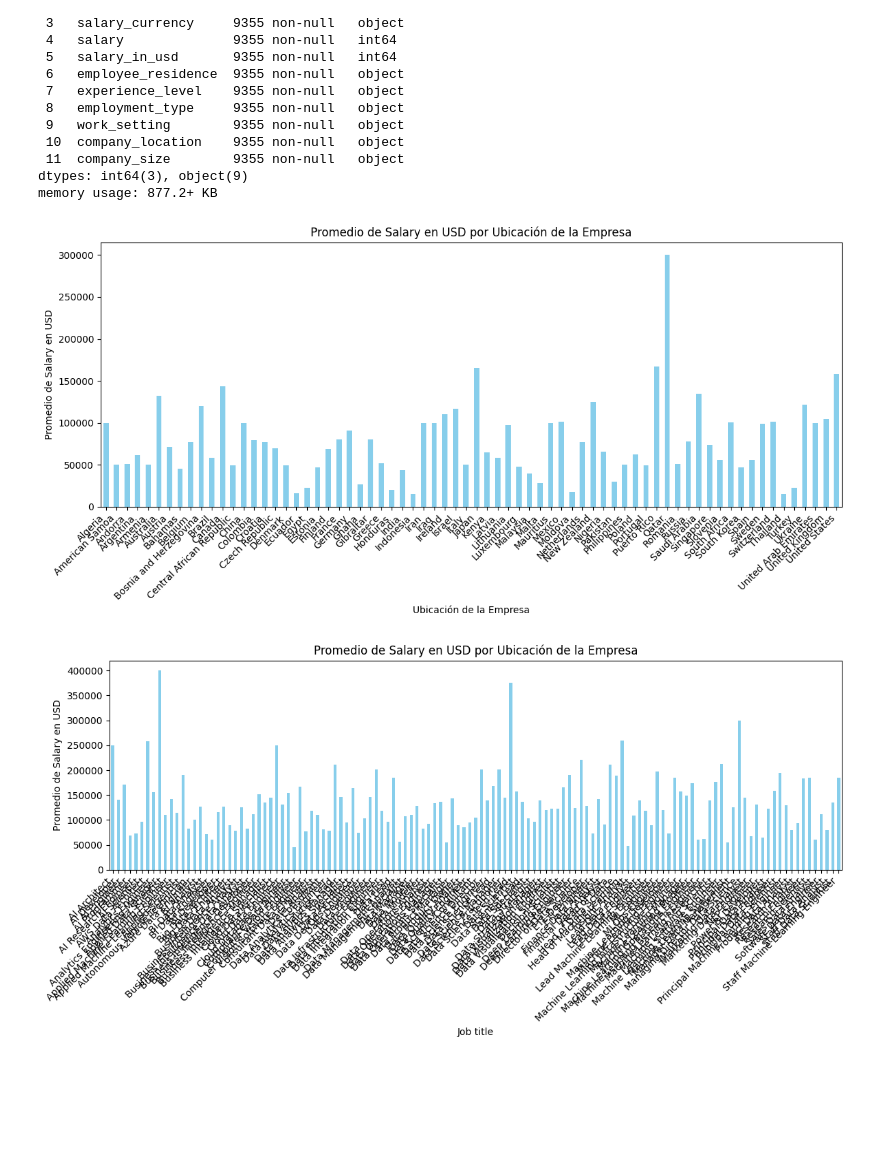
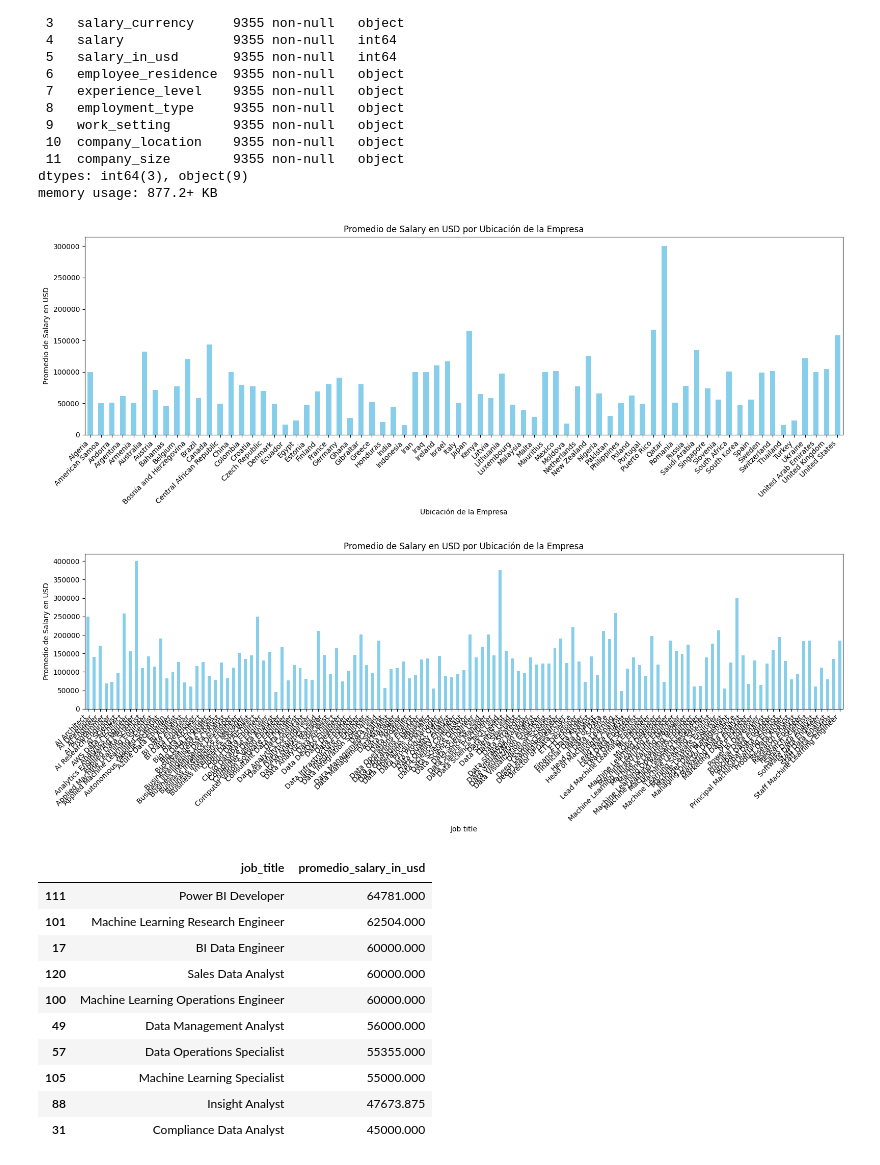
Before and after one commit to tomuzca/DataJobs, a Jupyter notebook: Untitled-1.ipynb, the cells around one changed output. Cells and saved outputs as stored; diff of their text form; code cells hidden in the pictures; blank space fills up the shorter version.

```diff
--- a/Untitled-1.ipynb
+++ b/Untitled-1.ipynb
@@ -62,38 +62,62 @@ memory usage: 877.2+ KB
 # %%
 import pandas as pd
 import matplotlib.pyplot as plt
 
-# Supongamos que ya tienes un DataFrame llamado 'dataframe' con las columnas 'salary_in_usd' y 'company_location'
 
-# Agrupa por la ubicación de la empresa y calcula el promedio del salario para cada ubicación
 promedio_salario_por_ubicacion = df.groupby('company_location')['salary_in_usd'].mean()
 
-# Crea un gráfico de barras para visualizar el promedio de salario por ubicación
-plt.figure(figsize=(12, 6))
+
+plt.figure(figsize=(16, 6))
 promedio_salario_por_ubicacion.plot(kind='bar', color='skyblue')
 plt.title('Promedio de Salary en USD por Ubicación de la Empresa')
 plt.xlabel('Ubicación de la Empresa')
 plt.ylabel('Promedio de Salary en USD')
-plt.xticks(rotation=45, ha='right')  # Rotar las etiquetas del eje x para mayor legibilidad
+plt.xticks(rotation=45, ha='right')
 plt.tight_layout()
 
-# Muestra el gráfico
+
 plt.show()
 # %% [output]
-[figure, old version]
+[figure, new version]
 # %%
 promedio_salario_por_ubicacion = df.groupby('job_title')['salary_in_usd'].mean()
 
-# Crea un gráfico de barras para visualizar el promedio de salario por ubicación
-plt.figure(figsize=(12, 6))
+
+plt.figure(figsize=(16, 6))
 promedio_salario_por_ubicacion.plot(kind='bar', color='skyblue')
 plt.title('Promedio de Salary en USD por Ubicación de la Empresa')
 plt.xlabel('Job title')
 plt.ylabel('Promedio de Salary en USD')
-plt.xticks(rotation=45, ha='right')  # Rotar las etiquetas del eje x para mayor legibilidad
+plt.xticks(rotation=45, ha='right')
 plt.tight_layout()
 
-# Muestra el gráfico
+
 plt.show()
 # %% [output]
-[figure, old version]
+[figure, new version]
+# %%
+import pandas as pd
+
+
+promedio_salario_por_job_title = df.groupby('job_title')['salary_in_usd'].mean()
+
+
+df_promedio_salario = pd.DataFrame({'job_title': promedio_salario_por_job_title.index, 'promedio_salary_in_usd': promedio_salario_por_job_title.values})
+
+
+df_promedio_salario_ordenado = df_promedio_salario.sort_values(by='promedio_salary_in_usd', ascending=False)
+
+
+df_promedio_salario_ordenado.tail(10)
+# %% [output]
+|  | job_title | promedio_salary_in_usd |
+| 111 | Power BI Developer | 64781.000 |
+| 101 | Machine Learning Research Engineer | 62504.000 |
+| 17 | BI Data Engineer | 60000.000 |
+| 120 | Sales Data Analyst | 60000.000 |
+| 100 | Machine Learning Operations Engineer | 60000.000 |
+| 49 | Data Management Analyst | 56000.000 |
+| 57 | Data Operations Specialist | 55355.000 |
+| 105 | Machine Learning Specialist | 55000.000 |
+| 88 | Insight Analyst | 47673.875 |
+| 31 | Compliance Data Analyst | 45000.000 |
```
Also changed, not shown: parts of 1 cell of this notebook.
